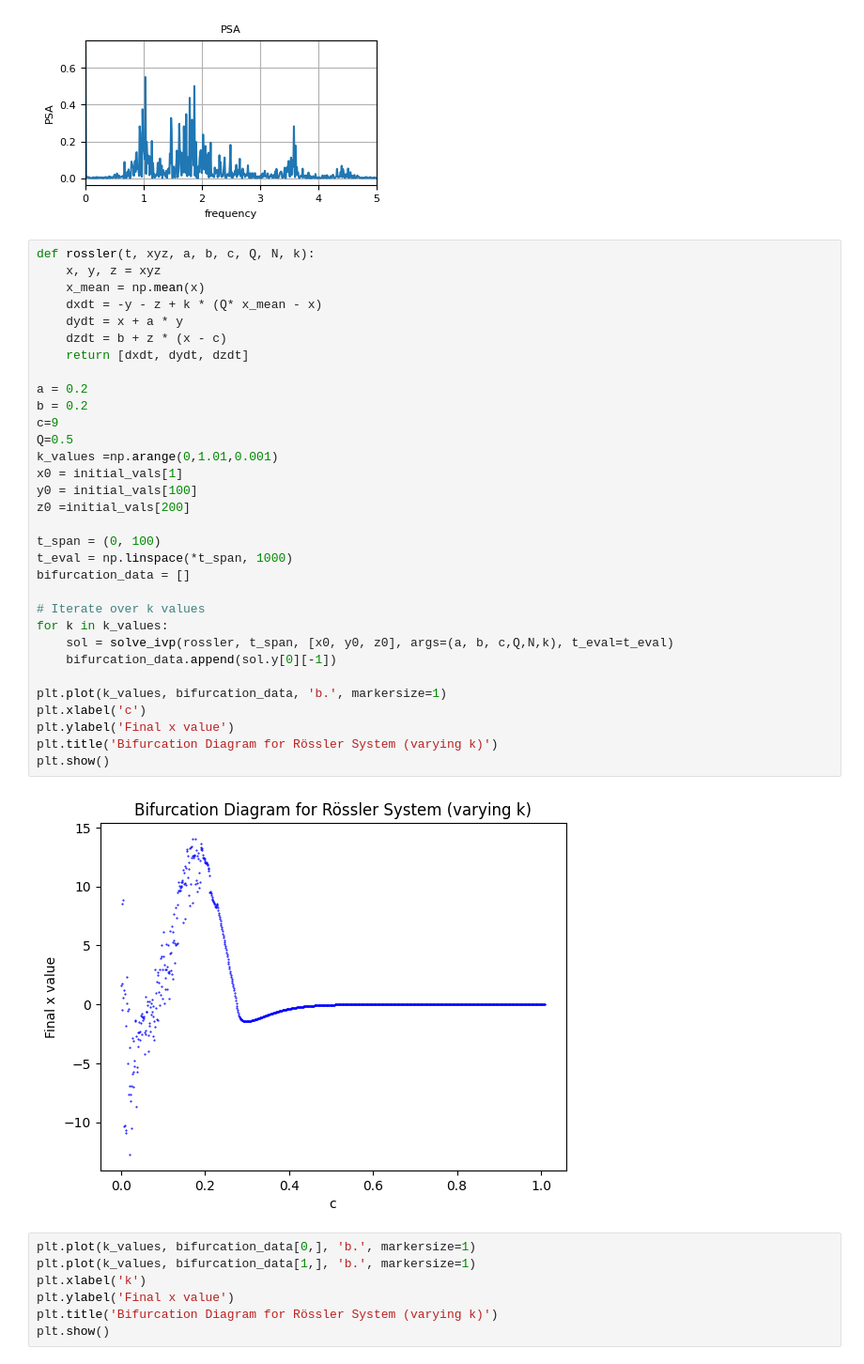
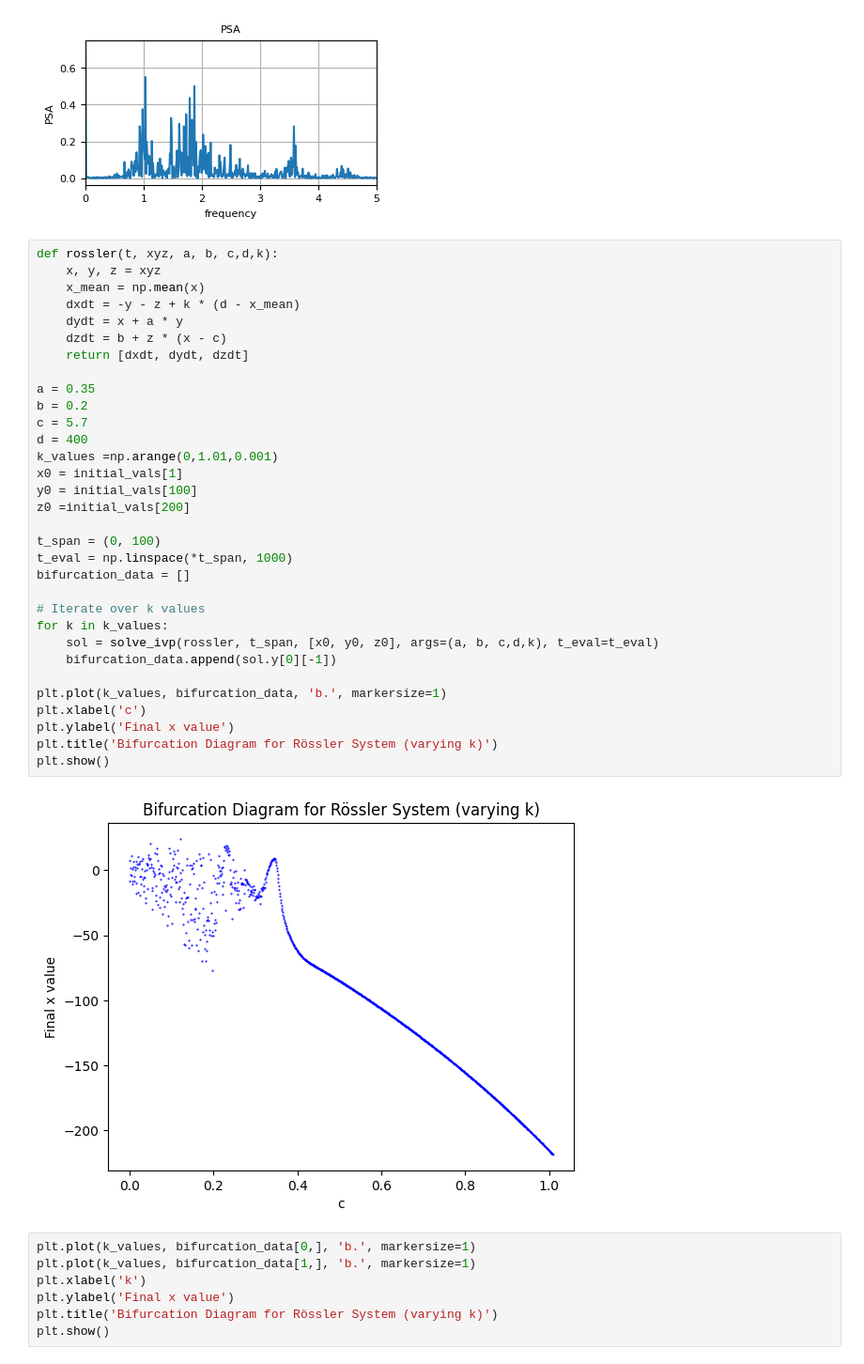
Before and after one commit to jayantsharma279/CNS_IITM, a Jupyter notebook: Exploratory Model/Rossler/Rossler_chaos.ipynb, the cells around one changed output. Shown: that part at 94% size. Drawn from its saved outputs; the diff is of its cells as text.

```diff
--- a/Exploratory Model/Rossler/Rossler_chaos.ipynb
+++ b/Exploratory Model/Rossler/Rossler_chaos.ipynb
@@ -132,39 +132,39 @@ plt.grid()
 # %% [output]
 [figure]
 # %%
-def rossler(t, xyz, a, b, c, Q, N, k):
+def rossler(t, xyz, a, b, c,d,k):
     x, y, z = xyz
     x_mean = np.mean(x)
-    dxdt = -y - z + k * (Q* x_mean - x)
+    dxdt = -y - z + k * (d - x_mean)
     dydt = x + a * y
     dzdt = b + z * (x - c)
     return [dxdt, dydt, dzdt]
 
-a = 0.2
+a = 0.35
 b = 0.2
-c=9
-Q=0.5
+c = 5.7
+d = 400
 k_values =np.arange(0,1.01,0.001)
 x0 = initial_vals[1]
 y0 = initial_vals[100]
 z0 =initial_vals[200]
 
 t_span = (0, 100)
 t_eval = np.linspace(*t_span, 1000)
 bifurcation_data = []
 
 # Iterate over k values
 for k in k_values:
-    sol = solve_ivp(rossler, t_span, [x0, y0, z0], args=(a, b, c,Q,N,k), t_eval=t_eval)
+    sol = solve_ivp(rossler, t_span, [x0, y0, z0], args=(a, b, c,d,k), t_eval=t_eval)
     bifurcation_data.append(sol.y[0][-1])
 
 plt.plot(k_values, bifurcation_data, 'b.', markersize=1)
 plt.xlabel('c')
 plt.ylabel('Final x value')
 plt.title('Bifurcation Diagram for Rössler System (varying k)')
 plt.show()
 # %% [output]
-[figure, old version]
+[figure, new version]
 # %%
 plt.plot(k_values, bifurcation_data[0,], 'b.', markersize=1)
 plt.plot(k_values, bifurcation_data[1,], 'b.', markersize=1)
```
